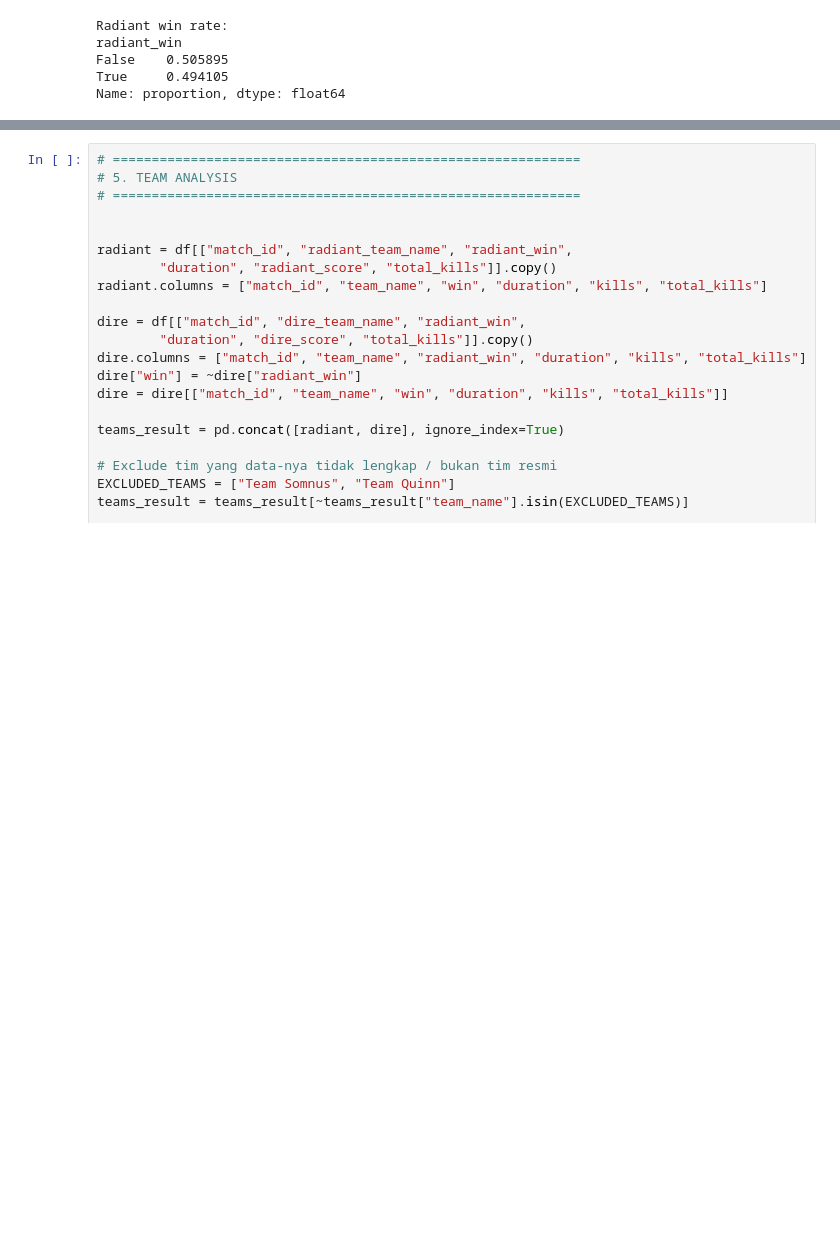
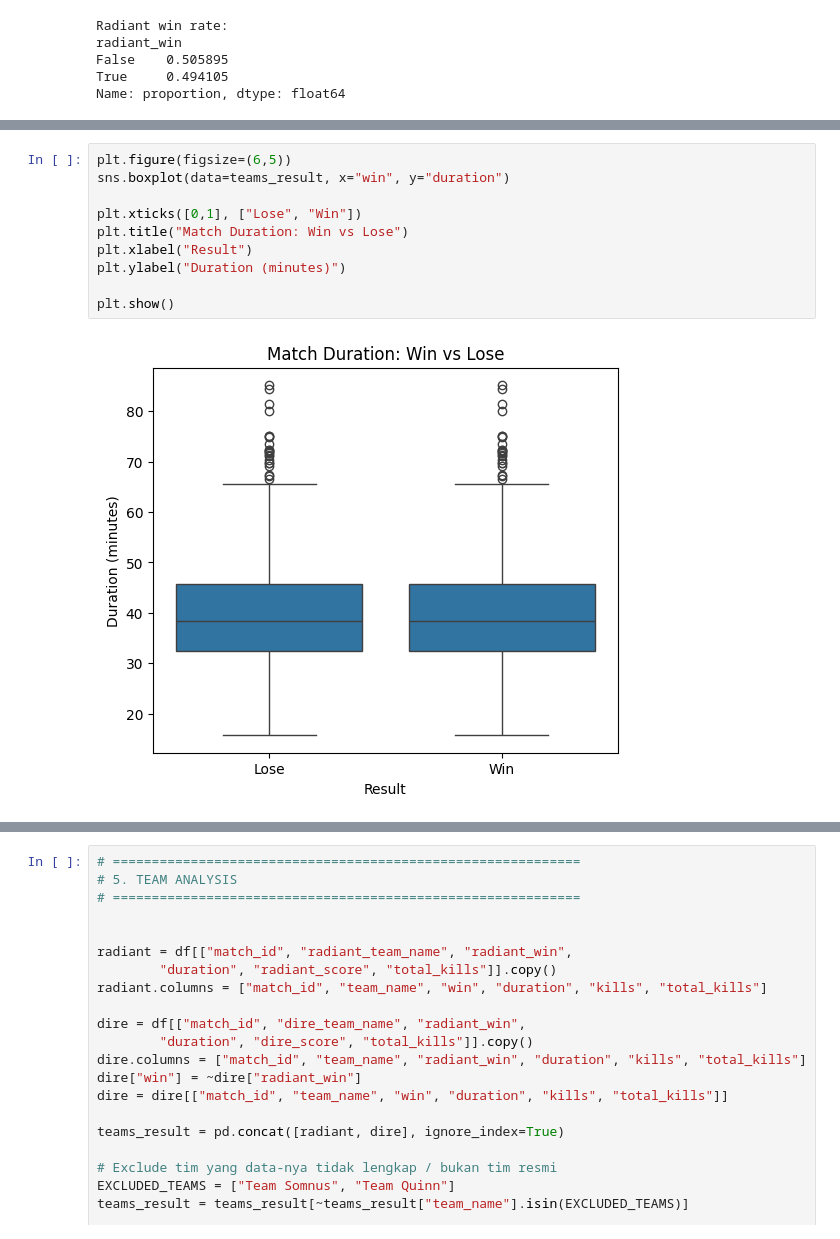
Before and after one commit to chokiarmando-lab/dota2-team-performance-analysis, a Jupyter notebook: notebooks/03-eda.ipynb, the cells around one changed output, grey strips where cells are left out. Cells and saved outputs as stored; diff of their text form; blank space fills up the shorter version.

```diff
--- a/notebooks/03-eda.ipynb
+++ b/notebooks/03-eda.ipynb
@@ -160 +155,13 @@ print(f"\nKorelasi durasi vs total kills: {df['duration'].corr(df['total_kills']
 Korelasi durasi vs total kills: 0.672
+# %%
+plt.figure(figsize=(6,5))
+sns.boxplot(data=teams_result, x="win", y="duration")
+
+plt.xticks([0,1], ["Lose", "Win"])
+plt.title("Match Duration: Win vs Lose")
+plt.xlabel("Result")
+plt.ylabel("Duration (minutes)")
+
+plt.show()
+# %% [output]
+[figure, added]
```
Also changed, not shown: parts of 15 cells of this notebook, 2 other files.
